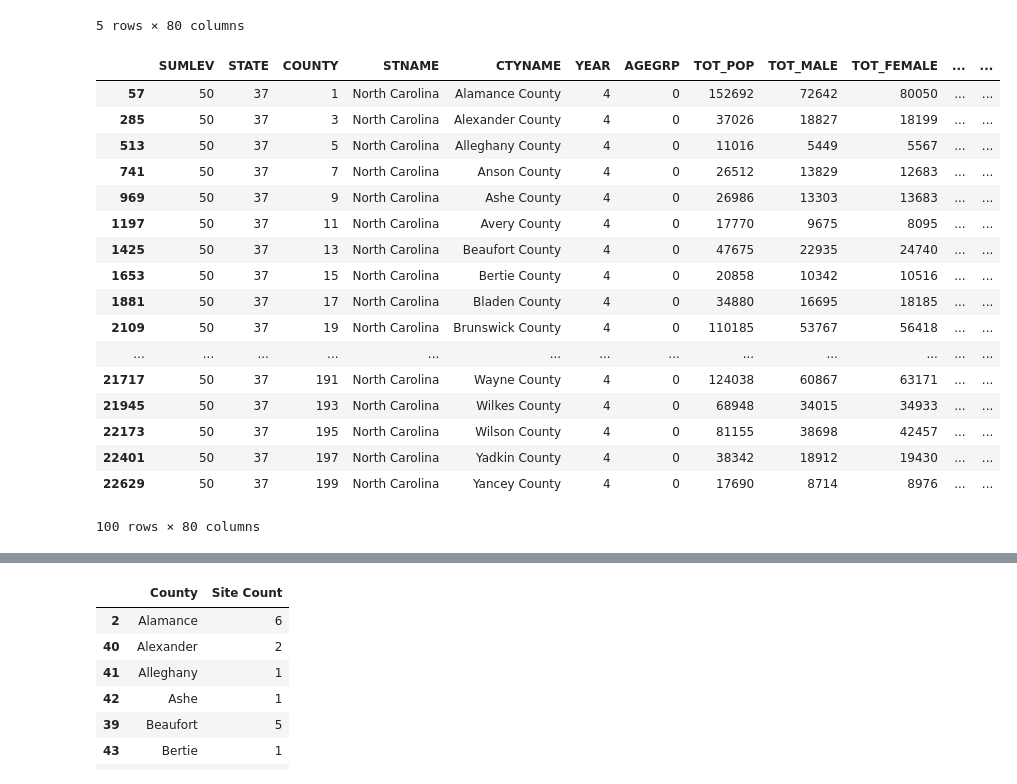
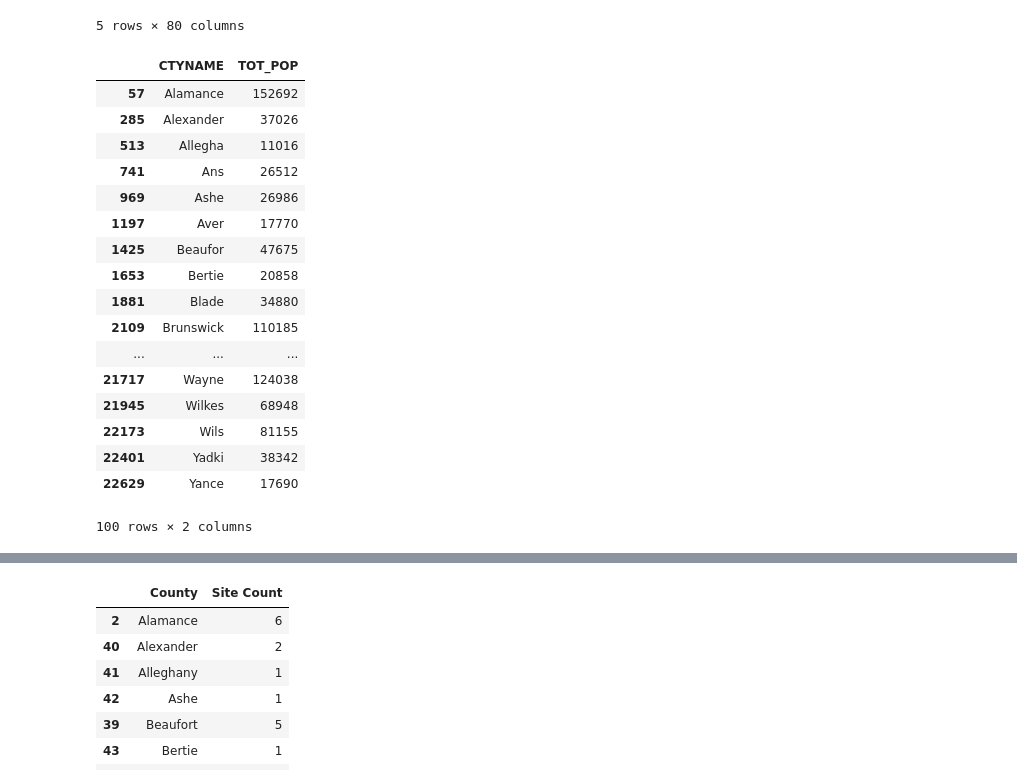
Before and after one commit to jqyang42/pikapixels, a Jupyter notebook: explore_vis_jessica.ipynb, the cells around one changed output, grey strips where cells are left out. Drawn from its saved outputs; the diff is of its cells as text; code cells hidden in the pictures.

```diff
--- a/explore_vis_jessica.ipynb
+++ b/explore_vis_jessica.ipynb
@@ -18,26 +18,29 @@ df_census_initial.head()
 5 rows × 80 columns
 # %%
 df_census = df_census_initial[(df_census_initial.YEAR==4) & (df_census_initial.AGEGRP==0)]
-df_census.sort_values(by=['CTYNAME'])
+df_pop = df_census[['CTYNAME', 'TOT_POP']]
+df_pop = df_pop.sort_values(by=['CTYNAME'])
+df_pop.CTYNAME = df_pop.CTYNAME.map(lambda x: x.rstrip(' County'))
+df_pop
 # %% [output]
-|  | SUMLEV | STATE | COUNTY | STNAME | CTYNAME | YEAR | AGEGRP | TOT_POP | TOT_MALE | TOT_FEMALE | ... | ... |
-| 57 | 50 | 37 | 1 | North Carolina | Alamance County | 4 | 0 | 152692 | 72642 | 80050 | ... | ... |
-| 285 | 50 | 37 | 3 | North Carolina | Alexander County | 4 | 0 | 37026 | 18827 | 18199 | ... | ... |
-| 513 | 50 | 37 | 5 | North Carolina | Alleghany County | 4 | 0 | 11016 | 5449 | 5567 | ... | ... |
-| 741 | 50 | 37 | 7 | North Carolina | Anson County | 4 | 0 | 26512 | 13829 | 12683 | ... | ... |
-| 969 | 50 | 37 | 9 | North Carolina | Ashe County | 4 | 0 | 26986 | 13303 | 13683 | ... | ... |
-| 1197 | 50 | 37 | 11 | North Carolina | Avery County | 4 | 0 | 17770 | 9675 | 8095 | ... | ... |
-| 1425 | 50 | 37 | 13 | North Carolina | Beaufort County | 4 | 0 | 47675 | 22935 | 24740 | ... | ... |
-| 1653 | 50 | 37 | 15 | North Carolina | Bertie County | 4 | 0 | 20858 | 10342 | 10516 | ... | ... |
-| 1881 | 50 | 37 | 17 | North Carolina | Bladen County | 4 | 0 | 34880 | 16695 | 18185 | ... | ... |
-| 2109 | 50 | 37 | 19 | North Carolina | Brunswick County | 4 | 0 | 110185 | 53767 | 56418 | ... | ... |
-| ... | ... | ... | ... | ... | ... | ... | ... | ... | ... | ... | ... | ... |
-| 21717 | 50 | 37 | 191 | North Carolina | Wayne County | 4 | 0 | 124038 | 60867 | 63171 | ... | ... |
-| 21945 | 50 | 37 | 193 | North Carolina | Wilkes County | 4 | 0 | 68948 | 34015 | 34933 | ... | ... |
-| 22173 | 50 | 37 | 195 | North Carolina | Wilson County | 4 | 0 | 81155 | 38698 | 42457 | ... | ... |
-| 22401 | 50 | 37 | 197 | North Carolina | Yadkin County | 4 | 0 | 38342 | 18912 | 19430 | ... | ... |
-| 22629 | 50 | 37 | 199 | North Carolina | Yancey County | 4 | 0 | 17690 | 8714 | 8976 | ... | ... |
+|  | CTYNAME | TOT_POP |
+| 57 | Alamance | 152692 |
+| 285 | Alexander | 37026 |
+| 513 | Allegha | 11016 |
+| 741 | Ans | 26512 |
+| 969 | Ashe | 26986 |
+| 1197 | Aver | 17770 |
+| 1425 | Beaufor | 47675 |
+| 1653 | Bertie | 20858 |
+| 1881 | Blade | 34880 |
+| 2109 | Brunswick | 110185 |
+| ... | ... | ... |
+| 21717 | Wayne | 124038 |
+| 21945 | Wilkes | 68948 |
+| 22173 | Wils | 81155 |
+| 22401 | Yadki | 38342 |
+| 22629 | Yance | 17690 |
-100 rows × 80 columns
+100 rows × 2 columns
 # %%
 df_sites.head()
 # %% [output]
```
Also changed, not shown: parts of 6 cells of this notebook.
